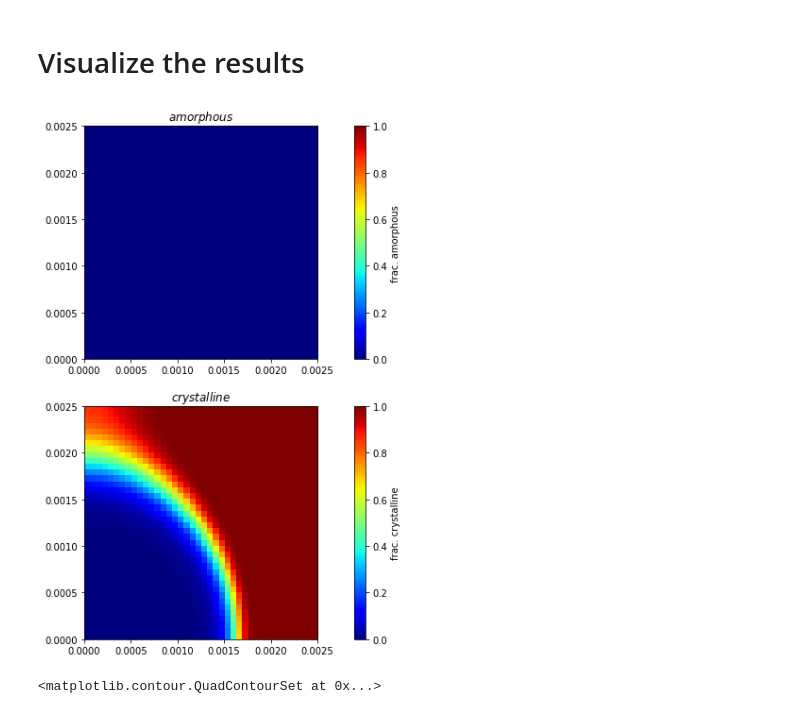
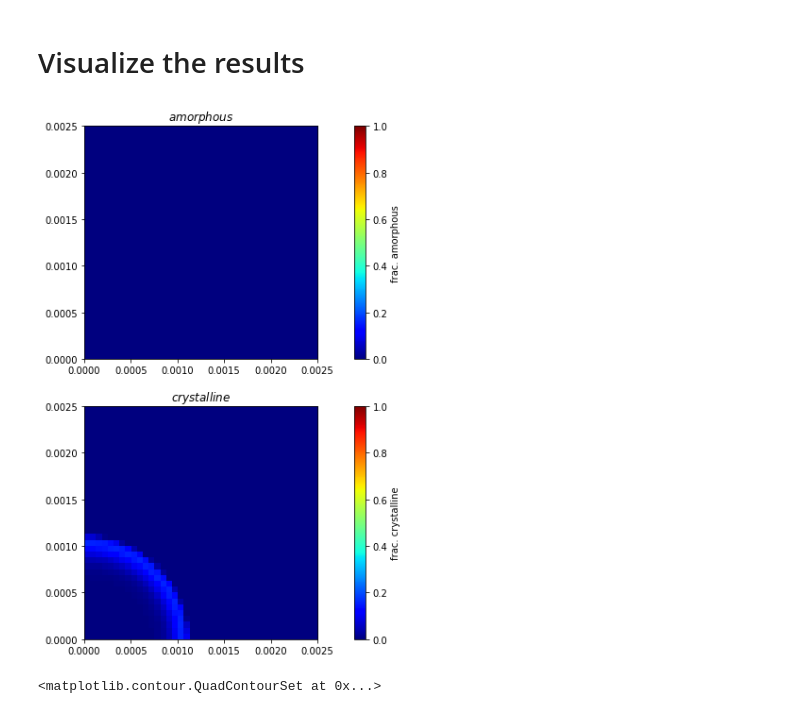
Before and after one commit to Teslos/TTT, a Jupyter notebook: TTTBMGLaser.ipynb, the cells around one changed output. Cells and saved outputs as stored; diff of their text form; code cells hidden in the pictures.

Commit message:
Added the incubation time to BMG

```diff
--- a/TTTBMGLaser.ipynb
+++ b/TTTBMGLaser.ipynb
@@ -344,0 +341,10 @@ transformation_time(0.0,1e-8,1.5)
+# %%
+transf = []
+temp = []
+for step in range(1,1200):
+    kt = k0*np.exp(-E/(Rt*(step+273)))
+    val = transformation_time(0.95,kt,n)
+    transf.append(val)
+    temp.append(step+273)
+plt.loglog(transf,temp)
+plt.show()
@@ -415,8 +423,9 @@ for i in range(steps):
     print "n = {} and k = {}".format(n,k)
     print "crystalline fraction: {}".format(fc)
     tt = transformation_time(fc,k,n)
-    print tt
-    tincubation.setValue(tincubation.value + dt/10)
+    kt = k0*np.exp(-E/(Rt*temperature))
+    print "full transformation time: {}".format(transformation_time(0.95,kt,n))
+    tincubation.setValue(tincubation.value + dt/transformation_time(0.95,kt,n))
     print tincubation
     # calculate volume fraction of the crystalline phase
     # the reaction start when incubation time reaches 1.0
@@ -468,12 +477,12 @@ viewerTemperature = Matplotlib2DGridViewer(vars=temperature, title = '$temperatu
 # %%
 fig1, (axp2, axc2)= plt.subplots(2, 1, sharex=False, sharey=False, figsize=(14,10))
 
 viewer1 = MultiViewer(viewers = (Matplotlib2DGridViewer(vars=fi, title='$amorphous$', axes=axp2, \
                                                        datamin=0., datamax=1000.), \
                                 Matplotlib2DGridViewer(vars=fc,  title='$crystalline$'   , axes=axc2, \
-                                                       datamin=0., datamax=1.)))
+                                                       datamin=0., datamax=.1)))
 # %% [output]
-[figure, old version]
+[figure, new version]
 # %%
 load=np.loadtxt(path+"temperatureBMG99")
 fig,ax = plt.subplots()
```
Also changed, not shown: parts of 5 cells of this notebook.
